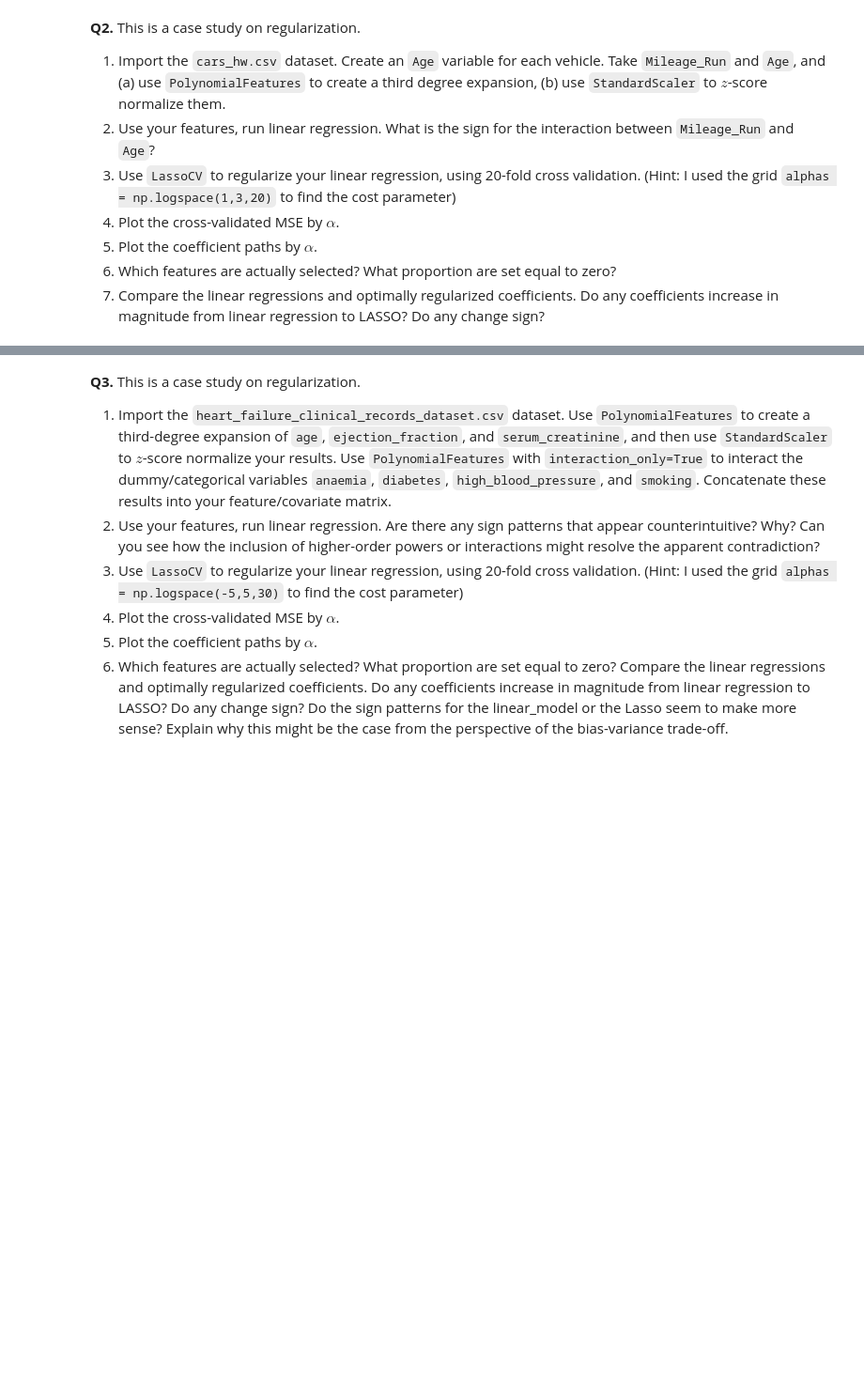
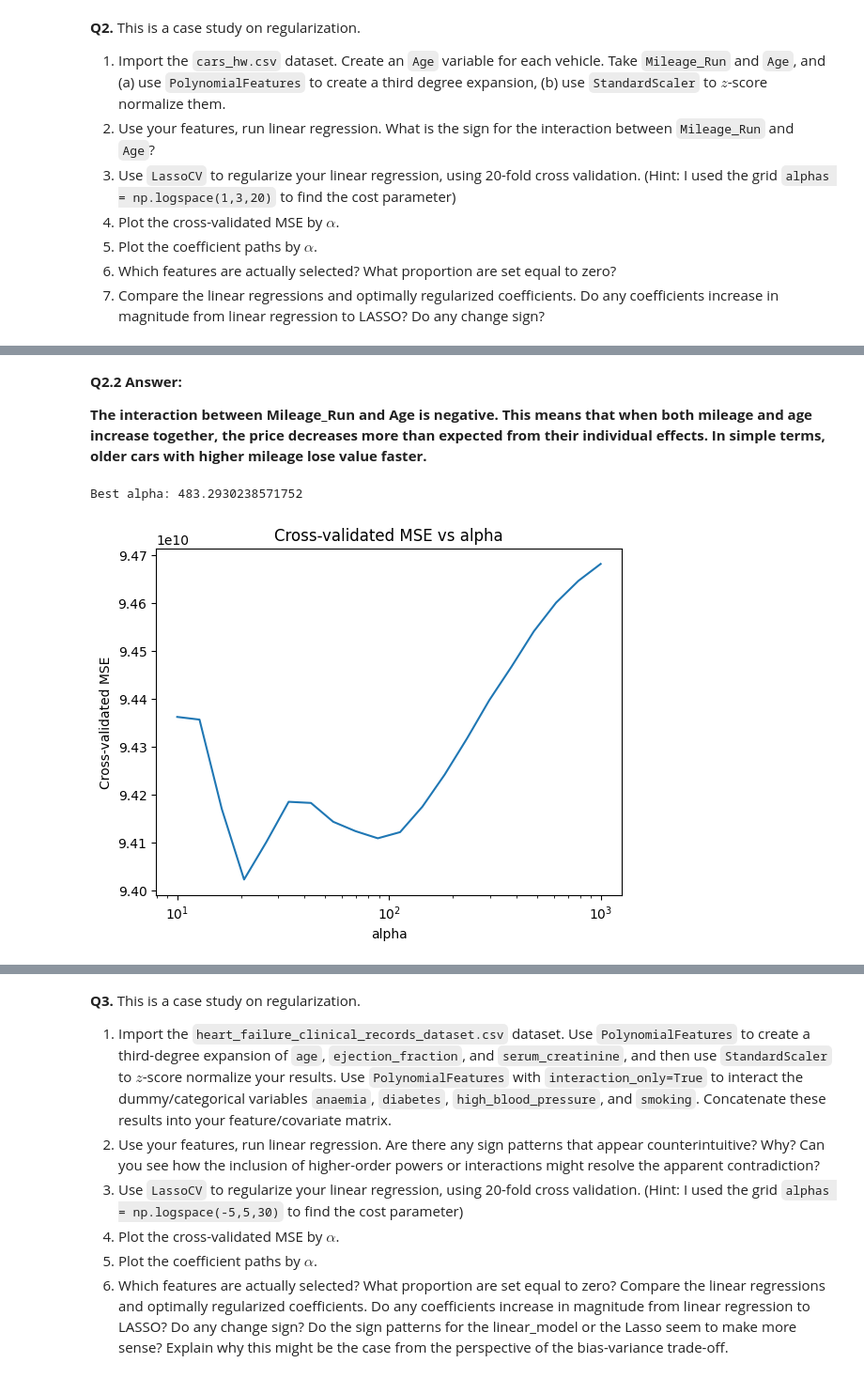
Before and after one commit to namithatholasi/undergrad_ml_assignments, a Jupyter notebook: 04_assignment_regularization.ipynb, the cells around one changed output, grey strips where cells are left out. Shown at 94% size. Saved outputs shown, nothing was run; the diff lists cells and outputs as text; code cells hidden in the pictures; blank space fills up the shorter version.

```diff
--- a/04_assignment_regularization.ipynb
+++ b/04_assignment_regularization.ipynb
@@ -23,0 +73,12 @@
+# %%
+#Q2.2
+
+from sklearn.linear_model import LinearRegression
+
+model = LinearRegression()
+model.fit(X_scaled, y)
+
+feature_names = poly.get_feature_names_out(['Mileage_Run', 'Age'])
+
+for name, coef in zip(feature_names, model.coef_):
+    print(name, coef)
@@ -23,0 +95,36 @@
+# %% [markdown]
+**Q2.2 Answer:**
+
+**The interaction between Mileage_Run and Age is negative. This means that when both mileage and age increase together, the price decreases more than expected from their individual effects. In simple terms, older cars with higher mileage lose value faster.**
+# %%
+#Q2.3
+
+from sklearn.linear_model import LassoCV
+import numpy as np
+
+alphas = np.logspace(1, 3, 20)
+
+lasso = LassoCV(alphas=alphas, cv=20, max_iter=10000)
+
+lasso.fit(X_scaled, y)
+
+print("Best alpha:", lasso.alpha_)
+# %% [output]
+Best alpha: 483.2930238571752
+# %%
+#Q2.4
+
+import matplotlib.pyplot as plt
+
+mse_mean = lasso.mse_path_.mean(axis=1)
+
+plt.plot(alphas, mse_mean)
+plt.xscale('log')
+
+plt.xlabel('alpha')
+plt.ylabel('Cross-validated MSE')
+plt.title('Cross-validated MSE vs alpha')
+
+plt.show()
+# %% [output]
+[figure, added]
```
Also changed, not shown: parts of 17 cells of this notebook.
